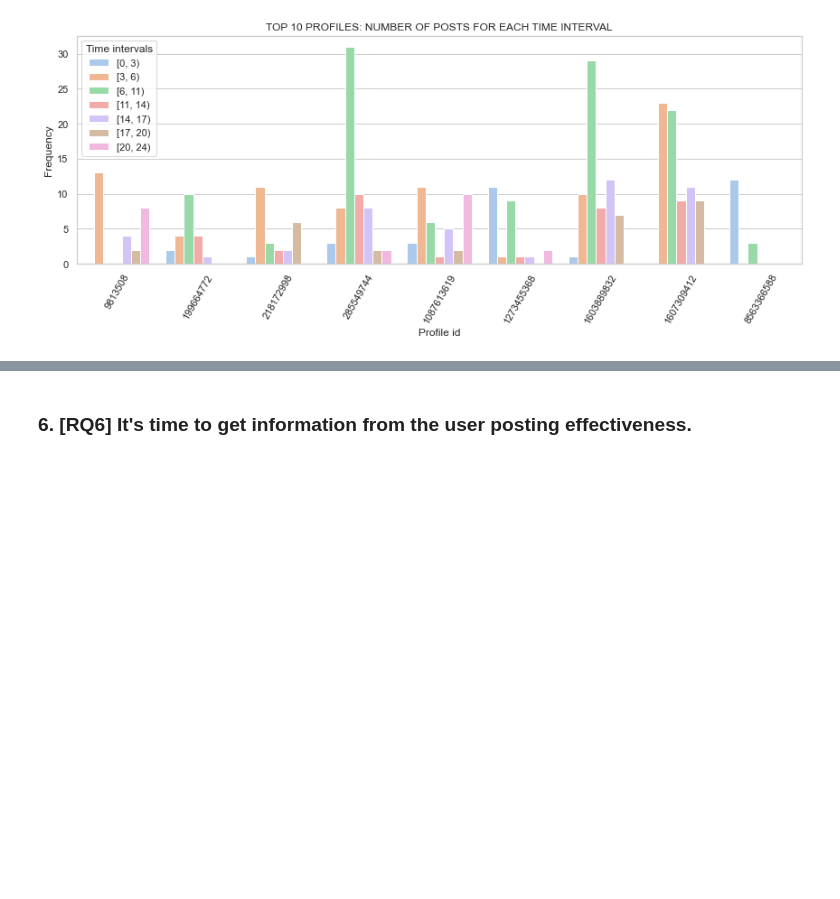
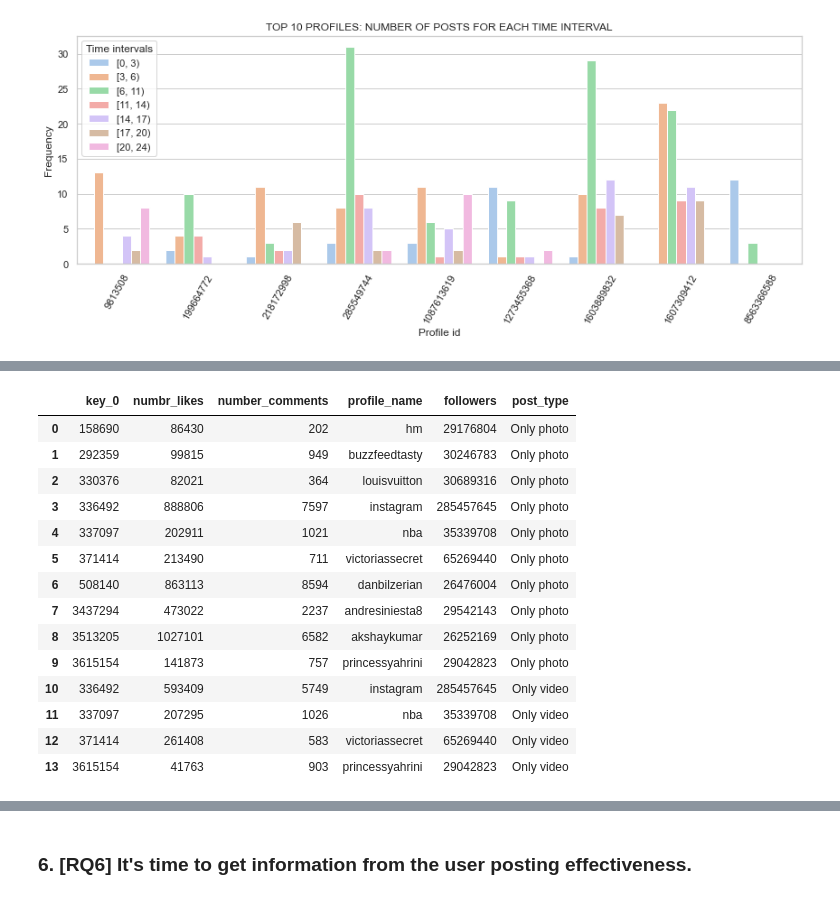
Before and after one commit to Prot10/ADM_HW_2, a Jupyter notebook: general.ipynb, the cells around one changed output, grey strips where cells are left out. Cells and saved outputs as stored; diff of their text form; code cells hidden in the pictures; blank space fills up the shorter version.

```diff
--- a/general.ipynb
+++ b/general.ipynb
@@ -852,0 +819,4 @@ del subset5, top10profiles_followers, post_locations, post_locations_influent, l
+# %%
+# average number of likes and comments that each popular user receives on posts with photos
+avg_tab_photos = round(posts_t_l_c[posts_t_l_c['post_type']==1].groupby(['sid_profile'])[['numbr_likes', 'number_comments']].mean().dropna(),2)
+avg_tab_photos
@@ -852,0 +879,22 @@ del subset5, top10profiles_followers, post_locations, post_locations_influent, l
+# %%
+avg_tab_foll = avg_tab_photos_foll.append(avg_tab_videos_foll, ignore_index=True)
+avg_tab_foll['numbr_likes'] = avg_tab_foll['numbr_likes'].astype('int')
+avg_tab_foll['number_comments'] = avg_tab_foll['number_comments'].astype('int')
+avg_tab_foll['followers'] = avg_tab_foll['followers'].astype('int')
+avg_tab_foll
+# %% [output]
+|  | key_0 | numbr_likes | number_comments | profile_name | followers | post_type |
+| 0 | 158690 | 86430 | 202 | hm | 29176804 | Only photo |
+| 1 | 292359 | 99815 | 949 | buzzfeedtasty | 30246783 | Only photo |
+| 2 | 330376 | 82021 | 364 | louisvuitton | 30689316 | Only photo |
+| 3 | 336492 | 888806 | 7597 | instagram | 285457645 | Only photo |
+| 4 | 337097 | 202911 | 1021 | nba | 35339708 | Only photo |
+| 5 | 371414 | 213490 | 711 | victoriassecret | 65269440 | Only photo |
+| 6 | 508140 | 863113 | 8594 | danbilzerian | 26476004 | Only photo |
+| 7 | 3437294 | 473022 | 2237 | andresiniesta8 | 29542143 | Only photo |
+| 8 | 3513205 | 1027101 | 6582 | akshaykumar | 26252169 | Only photo |
+| 9 | 3615154 | 141873 | 757 | princessyahrini | 29042823 | Only photo |
+| 10 | 336492 | 593409 | 5749 | instagram | 285457645 | Only video |
+| 11 | 337097 | 207295 | 1026 | nba | 35339708 | Only video |
+| 12 | 371414 | 261408 | 583 | victoriassecret | 65269440 | Only video |
+| 13 | 3615154 | 41763 | 903 | princessyahrini | 29042823 | Only video |
```
Also changed, not shown: parts of 59 cells of this notebook.
